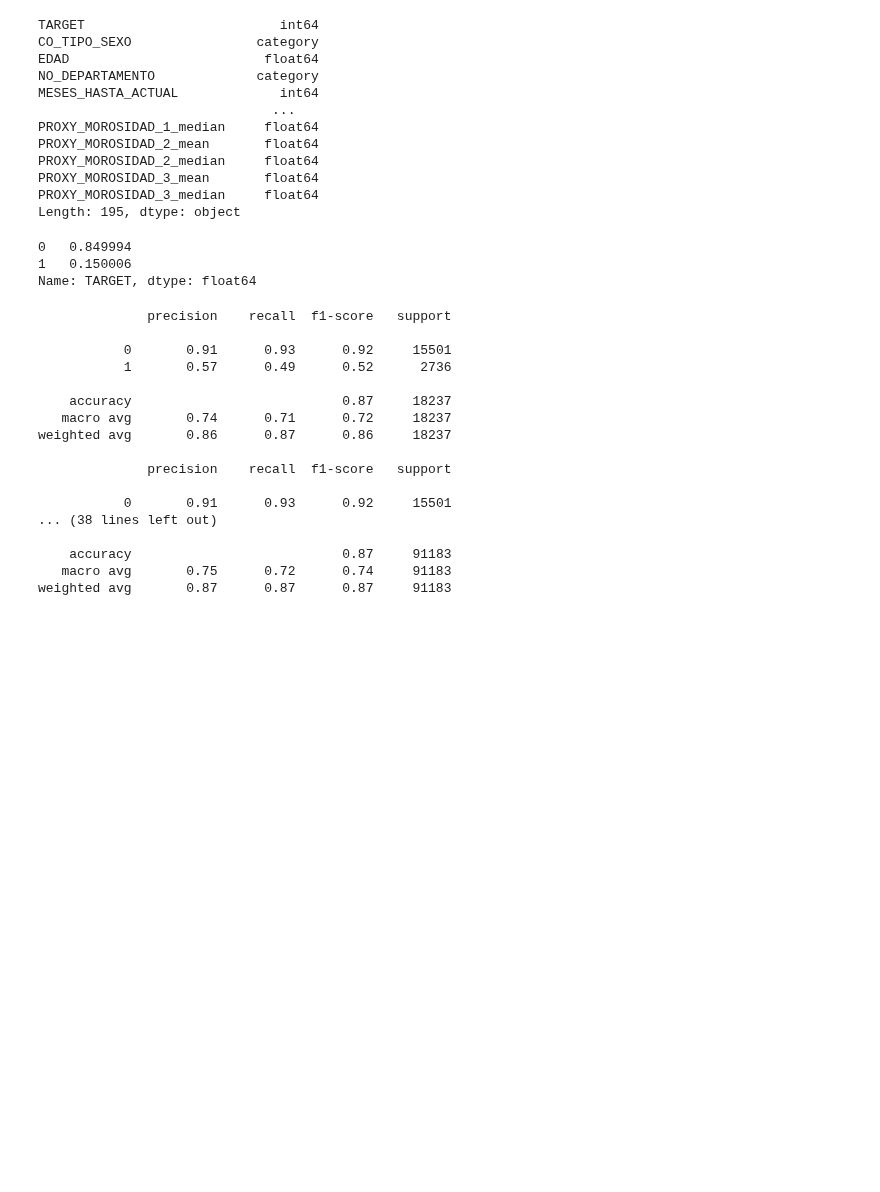
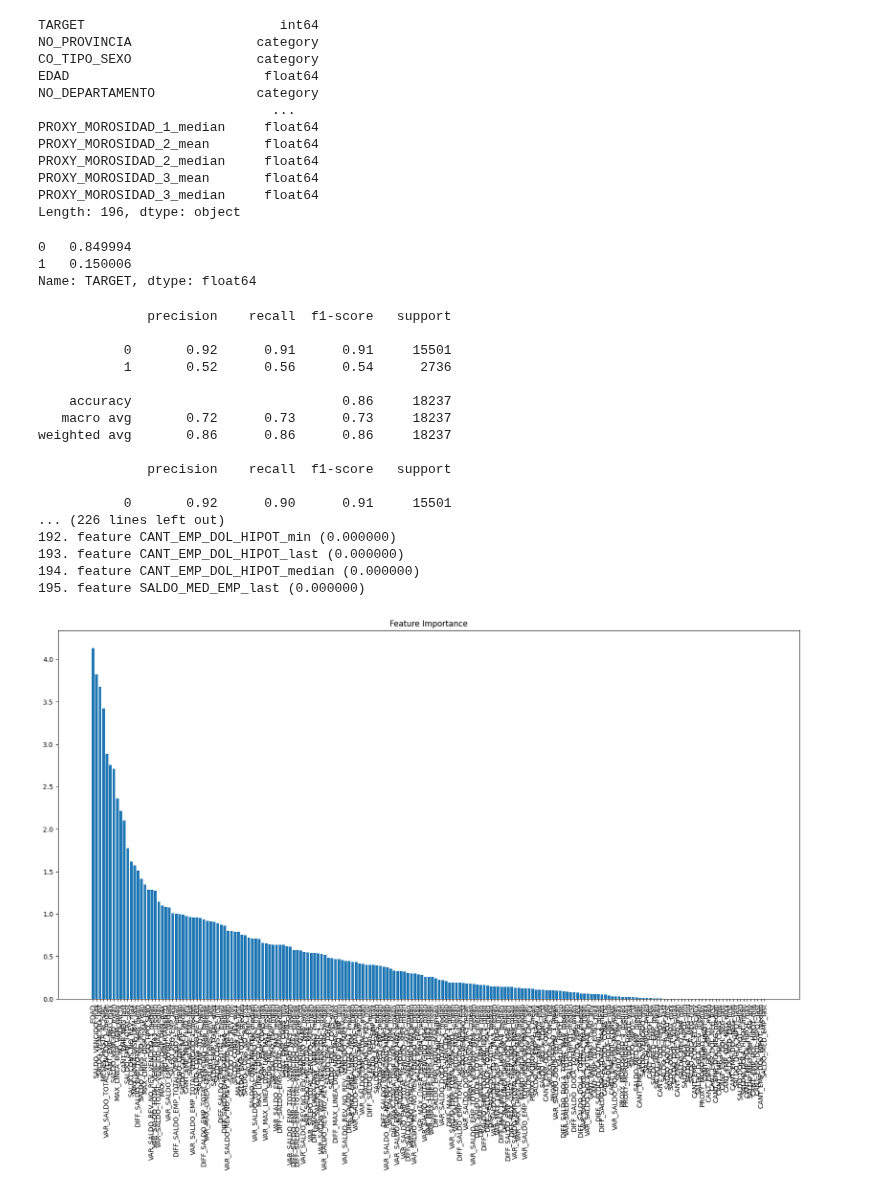
Before and after one commit to jeremy-jmc/datathon-mibanco2023, a Jupyter notebook: notebooks/01_catboost_cv.ipynb, the cells around one changed output. Saved outputs shown, nothing was run; the diff lists cells and outputs as text; code cells hidden in the pictures; blank space fills up the shorter version.

Commit message:
catboost overfit

```diff
--- a/notebooks/01_catboost_cv.ipynb
+++ b/notebooks/01_catboost_cv.ipynb
@@ -29,7 +29,7 @@ data_sub_id = data_sub[['ID']]
 
 categorical_feats = ['CO_TIPO_SEXO', 'NO_DEPARTAMENTO', 'REGION',
                      'SALDO_PEQ_EMP_FLAG_any', 'SALDO_MED_EMP_FLAG_any', 'SALDO_MIC_EMP_FLAG_any',
-                     'CANT_EMP_NEG_FLAG_any','CANT_EMP_CONS_FLAG_any', 'CANT_EMP_HIPOT_FLAG_any',
+                     'CANT_EMP_NEG_FLAG_any','CANT_EMP_CONS_FLAG_any', 'CANT_EMP_HIPOT_FLAG_any', 'NO_PROVINCIA'
                      ]
 for col in categorical_feats:
     data_train[col] = data_train[col].astype('category')
@@ -41,6 +41,7 @@ N_JOBS = os.cpu_count() // 2.5
 # %%
 selected_cols = [
  TARGET_VAR,
+ 'NO_PROVINCIA',
  'CO_TIPO_SEXO',
  'EDAD',
  'NO_DEPARTAMENTO',
@@ -267,17 +268,17 @@ list(data_train.columns)
 print(data_train.dtypes)
 # %% [output]
 TARGET                         int64
+NO_PROVINCIA                category
 CO_TIPO_SEXO                category
 EDAD                         float64
 NO_DEPARTAMENTO             category
-MESES_HASTA_ACTUAL             int64
                               ...
 PROXY_MOROSIDAD_1_median     float64
 PROXY_MOROSIDAD_2_mean       float64
 PROXY_MOROSIDAD_2_median     float64
 PROXY_MOROSIDAD_3_mean       float64
 PROXY_MOROSIDAD_3_median     float64
-Length: 195, dtype: object
+Length: 196, dtype: object
 # %%
 data_train[TARGET_VAR].value_counts(normalize=True)
 # %% [output]
@@ -303,8 +304,8 @@ def get_xgboost_model():
 
 def get_catboost_model(cat_features):
     return CatBoostClassifier(
-        iterations=100,
-        depth=6,
+        iterations=500,
+        depth=8,
         learning_rate=0.1,
         loss_function='Logloss',
         eval_metric='F1',
@@ -318,7 +319,7 @@ data_copy = data_train.copy()
 
 X = data_train.drop(columns=[TARGET_VAR])
 y = data_train[TARGET_VAR]
-FACTOR = 0.3
+FACTOR = 0.25
 
 cat_features = X.select_dtypes(include=['category']).columns.tolist()
 
@@ -331,60 +332,53 @@ for train_idx, test_idx in skf.split(X, y):
     y_train, y_test = y.iloc[train_idx], y.iloc[test_idx]
 
     cat_model.fit(X_train, y_train)
     y_pred = cat_model.predict_proba(X_test)[:, 1]
     y_pred = (y_pred > FACTOR).astype(int)
     print(classification_report(y_test, y_pred))
 
     f1_macros.append(f1_score(y_test, y_pred, average='macro'))
 
 print(f'Mean F1 macro: {np.mean(f1_macros):.3f}')
-
+cat_model = get_catboost_model(cat_features)
 X_train, X_test, y_train, y_test = train_test_split(
     X,
     y,
     test_size=0.2,
     random_state=42,
     stratify=y
 )
 cat_model.fit(X_train, y_train)
 
 # cat_model feature importance
 importances = cat_model.feature_importances_
 indices = np.argsort(importances)[::-1]
 
-# # print feature ranking
-# print("Feature ranking:")
-# for f in range(X.shape[1]):
-#     print("%d. feature %s (%f)" % (f + 1, X.columns[indices[f]], importances[indices[f]]))
-# # plot feature importance
-# plt.figure(figsize=(20, 10))
-# plt.title("Feature Importance")
-# plt.bar(range(X.shape[1]), importances[indices])
-# plt.xticks(range(X.shape[1]), X.columns[indices], rotation=90)
-
-
-data_copy['PRED'] = cat_model.predict_proba(data_copy.drop(columns=[TARGET_VAR]))[:, 1]
-data_copy['PRED'] = (data_copy['PRED'] > FACTOR).astype(int)
-
-data_sub['TARGET'] = cat_model.predict_proba(data_sub.drop(columns=[TARGET_VAR]))[:, 1]
-data_sub['TARGET'] = (data_sub['TARGET'] > FACTOR).astype(int)
-
-print(classification_report(data_copy[TARGET_VAR], data_copy['PRED']))
+# print feature ranking
+print("Feature ranking:")
+for f in range(X.shape[1]):
+    print("%d. feature %s (%f)" % (f + 1, X.columns[indices[f]], importances[indices[f]]))
+# plot feature importance
+plt.figure(figsize=(20, 10))
+plt.title("Feature Importance")
+plt.bar(range(X.shape[1]), importances[indices])
+plt.xticks(range(X.shape[1]), X.columns[indices], rotation=90)
+plt.show()
 # %% [output]
               precision    recall  f1-score   support
 
-           0       0.91      0.93      0.92     15501
-           1       0.57      0.49      0.52      2736
+           0       0.92      0.91      0.91     15501
+           1       0.52      0.56      0.54      2736
 
-    accuracy                           0.87     18237
-   macro avg       0.74      0.71      0.72     18237
-weighted avg       0.86      0.87      0.86     18237
+    accuracy                           0.86     18237
+   macro avg       0.72      0.73      0.73     18237
+weighted avg       0.86      0.86      0.86     18237
 
               precision    recall  f1-score   support
 
-           0       0.91      0.93      0.92     15501
-... (38 lines left out)
-
-    accuracy                           0.87     91183
-   macro avg       0.75      0.72      0.74     91183
-weighted avg       0.87      0.87      0.87     91183
+           0       0.92      0.90      0.91     15501
+... (226 lines left out)
+192. feature CANT_EMP_DOL_HIPOT_min (0.000000)
+193. feature CANT_EMP_DOL_HIPOT_last (0.000000)
+194. feature CANT_EMP_DOL_HIPOT_median (0.000000)
+195. feature SALDO_MED_EMP_last (0.000000)
+[figure, added]
```
Also changed, not shown: parts of 2 cells of this notebook, 2 other files.
